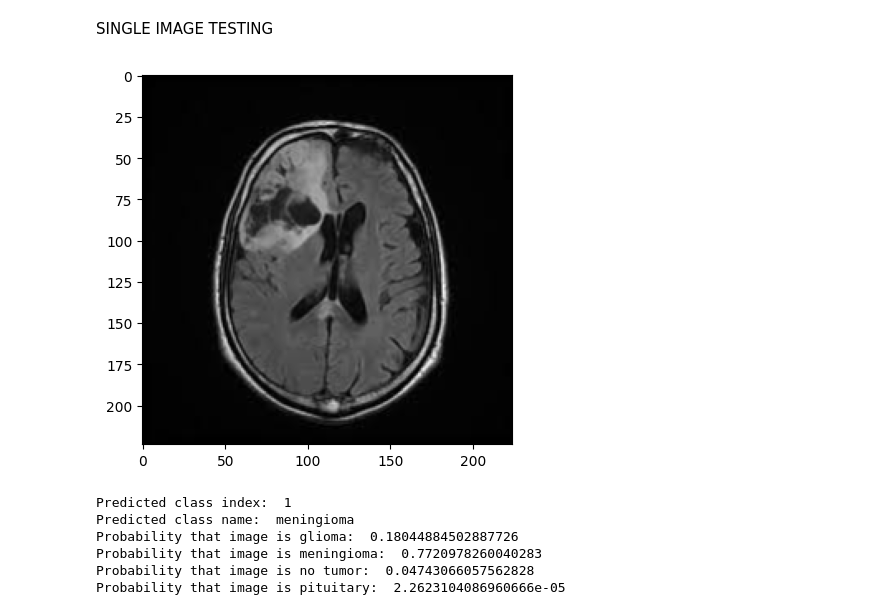
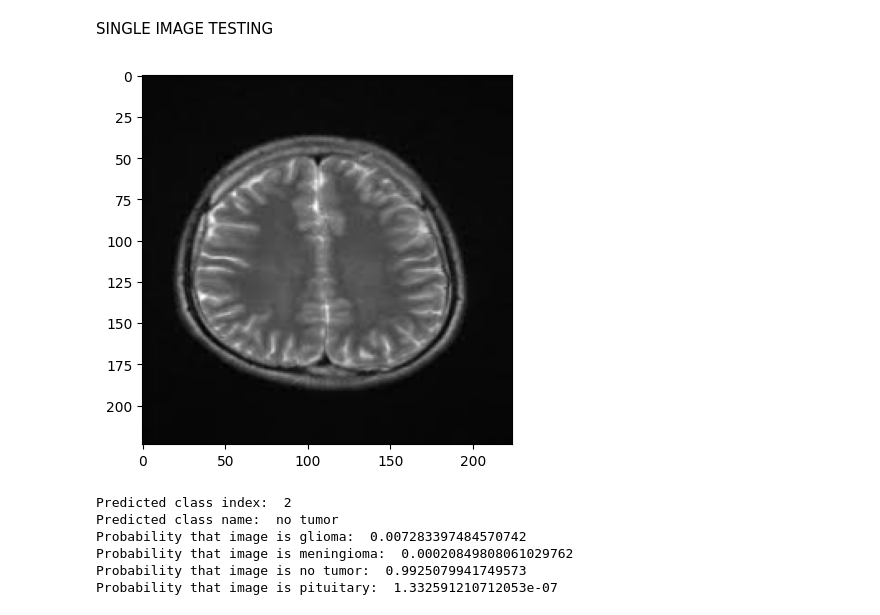
Before and after one commit to aina-damilola/Brain-Tumor-Detection, a Jupyter notebook: Model Creation/Primary Model Final.ipynb, the cells around one changed output. Saved outputs shown, nothing was run; the diff lists cells and outputs as text; code cells hidden in the pictures.

```diff
--- a/Model Creation/Primary Model Final.ipynb
+++ b/Model Creation/Primary Model Final.ipynb
@@ -535,16 +532,16 @@ transform = transforms.Compose([transforms.ToTensor(),
 # %%
 from PIL import Image
 
 model.load_state_dict(torch.load('brain_tumor_model2.pth'))
 model.eval()
 
-image_path = '/content/oglio.jpg'  # Replace with the actual path
+image_path = '/content/nah.jpg'  # Replace with the actual path
 image = Image.open(image_path).convert('L')  # Convert to grayscale
 image = transform(image).unsqueeze(0)  # Apply transformations and add batch dimension
 plt.imshow(image.squeeze(), cmap='gray')
 plt.show()
 # %% [output]
-[figure, old version]
+[figure, new version]
 # %%
 import torch.nn.functional as F
 
@@ -572,9 +569,9 @@ with torch.no_grad():
 for i, class_name in enumerate(class_names):
     print(f"Probability that image is {class_name}: ", probabilities[0, i].item())
 # %% [output]
-Predicted class index:  1
-Predicted class name:  meningioma
-Probability that image is glioma:  0.18044884502887726
-Probability that image is meningioma:  0.7720978260040283
-Probability that image is no tumor:  0.04743066057562828
-Probability that image is pituitary:  2.2623104086960666e-05
+Predicted class index:  2
+Predicted class name:  no tumor
+Probability that image is glioma:  0.007283397484570742
+Probability that image is meningioma:  0.00020849808061029762
+Probability that image is no tumor:  0.9925079941749573
+Probability that image is pituitary:  1.332591210712053e-07
```
Also changed, not shown: parts of 9 cells of this notebook.
